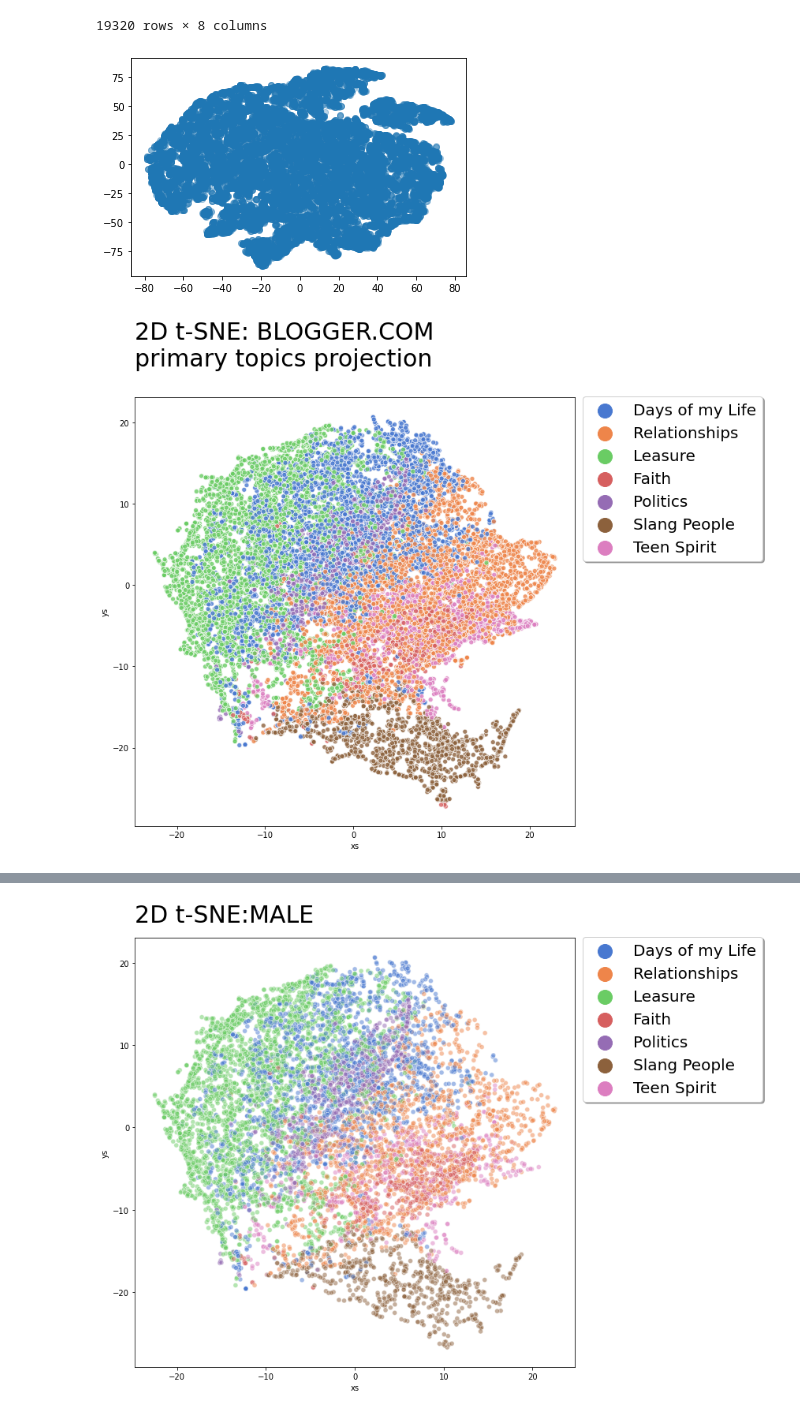
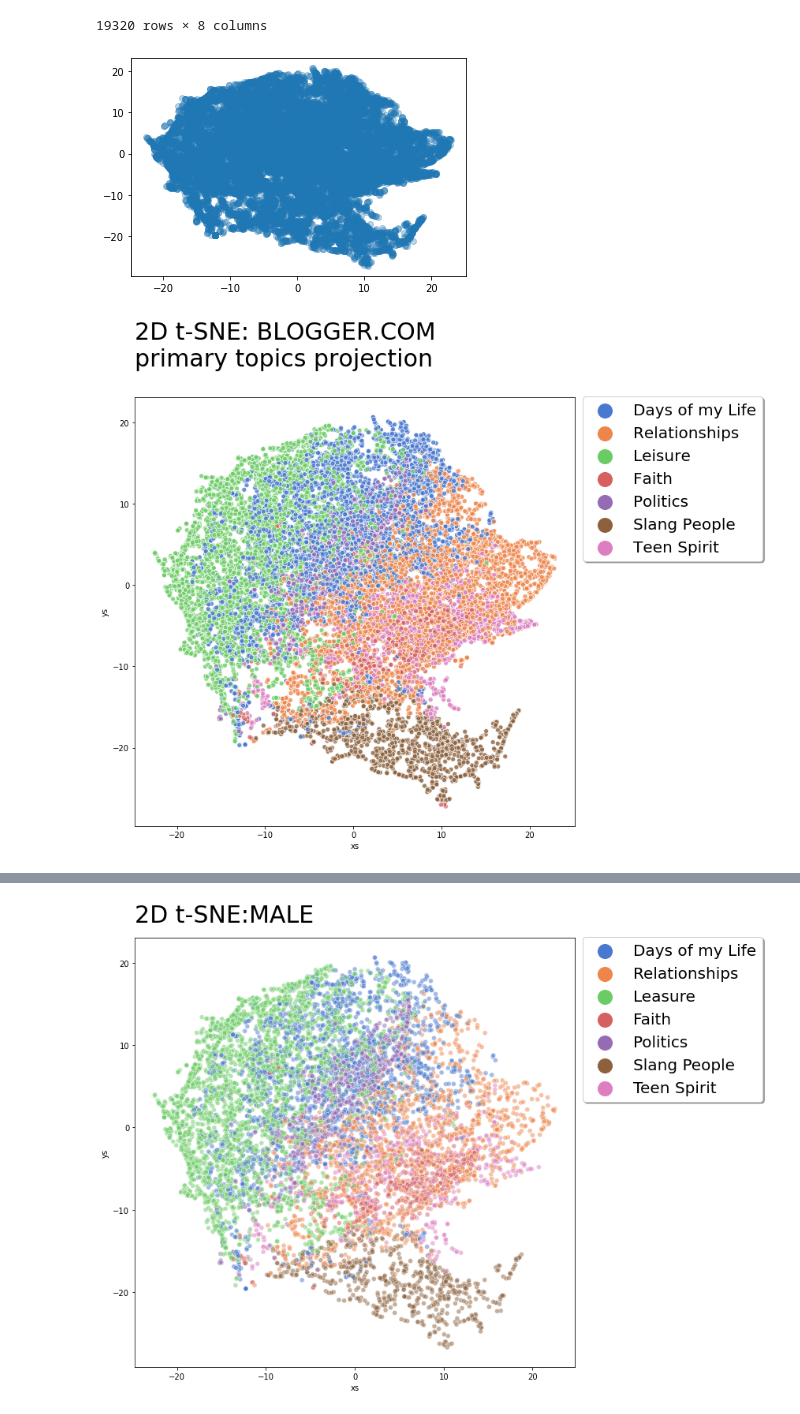
Before and after one commit to elena-du/Blogger_Boost, a Jupyter notebook: code/III-Part1_Topic_Modeling.ipynb, the cells around one changed output, grey strips where cells are left out. Saved outputs shown, nothing was run; the diff lists cells and outputs as text; code cells hidden in the pictures.

```diff
--- a/code/III-Part1_Topic_Modeling.ipynb
+++ b/code/III-Part1_Topic_Modeling.ipynb
@@ -288,7 +288,7 @@ blog, people, new, time, post, ll, good, site, work, read, book, make, use, thin
 doc_topic_nmf = pd.DataFrame(doc_topic.round(5),
                              index=df_toy['blogger_id'],
                              columns = ["Days of my Life" ,"Teen Spirit", "Relationships", "Slang People", "Politics",
-                                        "Faith", "Leasure"])
+                                        "Faith", "Leisure"])
 doc_topic_nmf
 # %% [output]
 |  | Days of my Life | Teen Spirit | Relationships | Slang People | Politics | Faith | Leasure |
@@ -369,6 +369,9 @@ tsne_3d
 # %%
 with open('../../data/blogger_com_data_19320_tsne3d.pkl', 'wb') as picklefile:
     pickle.dump(tsne_3d, picklefile)
+# %%
+with open('../../data/blogger_com_data_19320_tsne3d.pkl', 'rb') as picklefile:
+    _3d = pickle.load(picklefile)
 # %%
 tsne2 = TSNE(n_components=2)
 tsne2_features = tsne2.fit_transform(doc_topic_nmf.iloc[:, :7])
@@ -400,12 +403,12 @@ tsne_2d
 with open('../../data/blogger_com_data_19320_tsne2d.pkl', 'wb') as picklefile:
     pickle.dump(tsne_2d, picklefile)
 # %%
-with open('../../data/blogger_com_data_19320_tsne3d.pkl','rb') as file:
-    toy_df = pickle.load(file)
+with open('../../data/blogger_com_data_19320_tsne2d.pkl','rb') as file:
+    tsne_2d = pickle.load(file)
 # %%
-plt.scatter(xs2, ys2, alpha=0.3);
+plt.scatter(tsne_2d['xs'], tsne_2d['ys'], alpha=0.3);
 # %% [output]
-[figure, old version]
+[figure, new version]
 # %%
 plt.figure(figsize=(10,10))
 g = sns.scatterplot(
@@ -420,7 +423,7 @@ h,l = g.get_legend_handles_labels()
 g.legend(h[1:], l[1:], loc='center left', bbox_to_anchor=(1, 0.81), ncol=1, fontsize=20, markerscale=3, title=False, fancybox=True, shadow=True)
 g.set_title('2D t-SNE: BLOGGER.COM \nprimary topics projection',fontsize=30, loc='left', pad=40);
 # %% [output]
-[figure, old version]
+[figure, new version]
 # %%
 h,l
 # %% [output]
```
Also changed, not shown: 9 other files.
